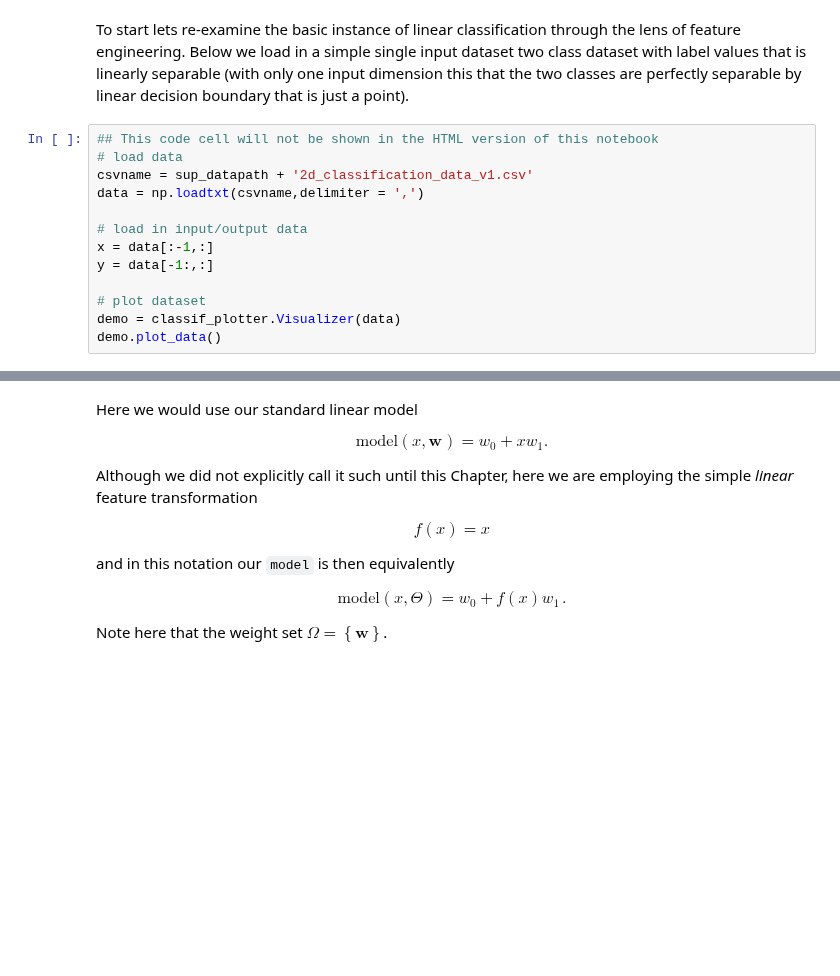
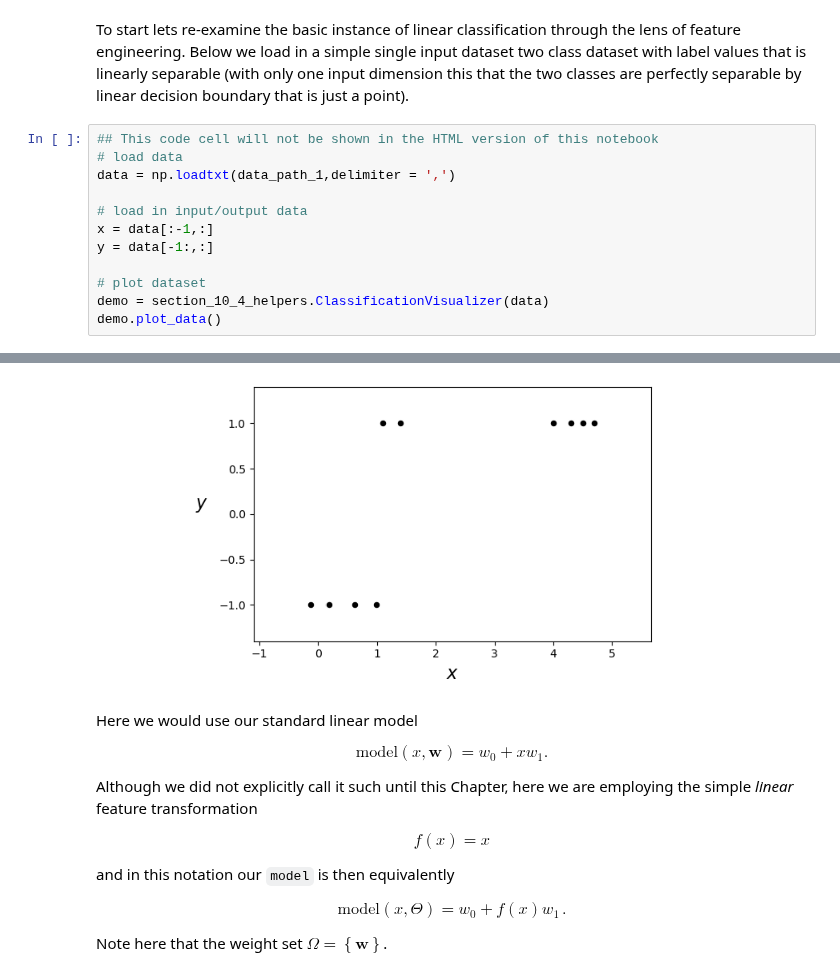
Before and after one commit to neonwatty/machine_learning_refined, a Jupyter notebook: notes/10_Nonlinear_intro/10_4_Twoclass.ipynb, the cells around one changed output, grey strips where cells are left out. Cells and saved outputs as stored; diff of their text form; blank space fills up the shorter version.

```diff
--- a/notes/10_Nonlinear_intro/10_4_Twoclass.ipynb
+++ b/notes/10_Nonlinear_intro/10_4_Twoclass.ipynb
@@ -102,14 +112,13 @@ To start lets re-examine the basic instance of linear classification through the
 # %%
 ## This code cell will not be shown in the HTML version of this notebook
 # load data
-csvname = sup_datapath + '2d_classification_data_v1.csv'
-data = np.loadtxt(csvname,delimiter = ',')
+data = np.loadtxt(data_path_1,delimiter = ',')
 
 # load in input/output data
 x = data[:-1,:]
 y = data[-1:,:]
 
 # plot dataset
-demo = classif_plotter.Visualizer(data)
+demo = section_10_4_helpers.ClassificationVisualizer(data)
 demo.plot_data()
 # %% [output]
@@ -118,3 +125,4 @@ demo.plot_data()
+[figure, added]
 # %% [markdown]
 Here we would use our standard linear model
 
```
Also changed, not shown: parts of 13 cells of this notebook, 20 other files.
